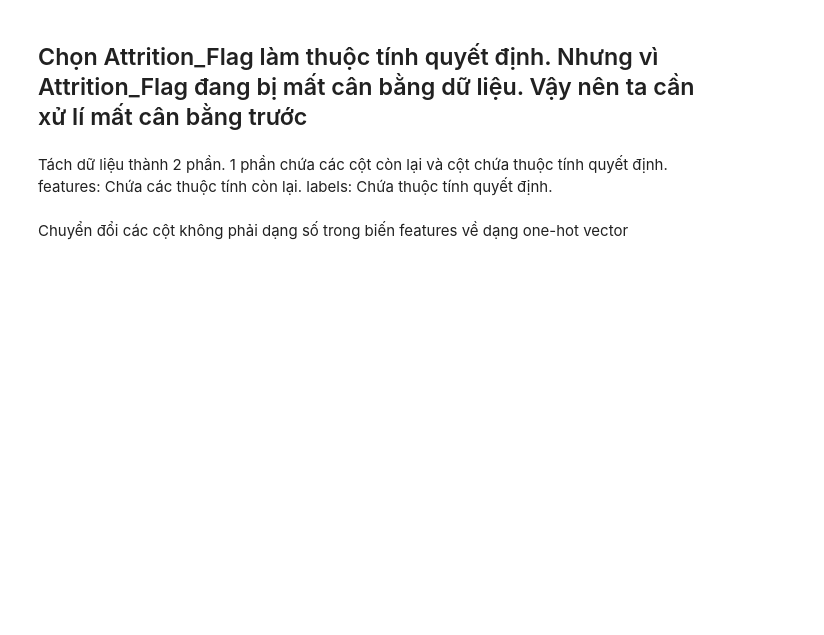
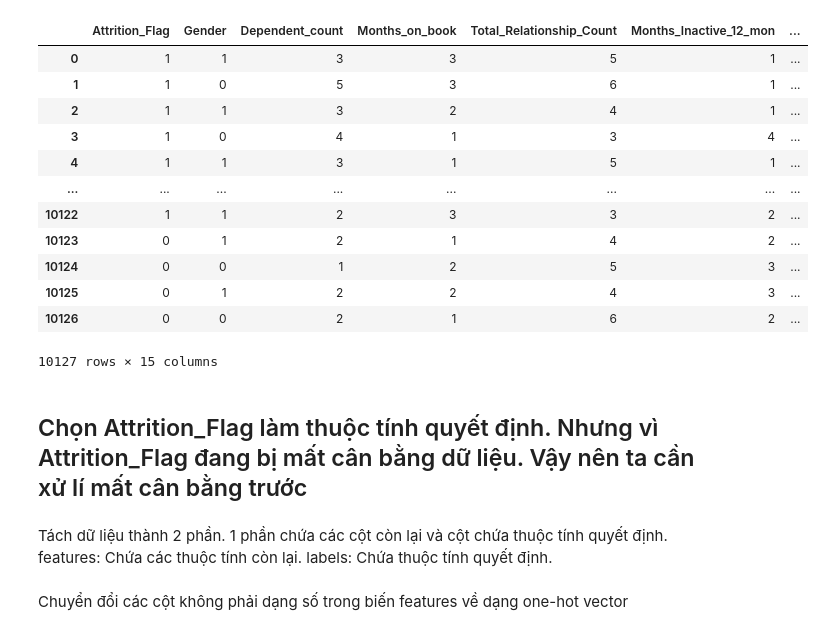
Before and after one commit to aiai142/CustomerChurn-DecisionTree-RF-XGB, a Jupyter notebook: 7-3/Oversampling/RandomSearch/XGBoost_RandomSearch.ipynb, the cells around one changed output. Drawn from its saved outputs; the diff is of its cells as text; code cells hidden in the pictures; blank space fills up the shorter version.

```diff
--- a/7-3/Oversampling/RandomSearch/XGBoost_RandomSearch.ipynb
+++ b/7-3/Oversampling/RandomSearch/XGBoost_RandomSearch.ipynb
@@ -14,6 +14,21 @@ from sklearn.metrics import roc_auc_score,auc,roc_curve
 # %%
 #Import dữ liệu đã được tiền xử lí
 df = pd.read_csv('../../../BankChurners_Preprocessing.csv')
+df
+# %% [output]
+|  | Attrition_Flag | Gender | Dependent_count | Months_on_book | Total_Relationship_Count | Months_Inactive_12_mon | ... |
+| 0 | 1 | 1 | 3 | 3 | 5 | 1 | ... |
+| 1 | 1 | 0 | 5 | 3 | 6 | 1 | ... |
+| 2 | 1 | 1 | 3 | 2 | 4 | 1 | ... |
+| 3 | 1 | 0 | 4 | 1 | 3 | 4 | ... |
+| 4 | 1 | 1 | 3 | 1 | 5 | 1 | ... |
+| ... | ... | ... | ... | ... | ... | ... | ... |
+| 10122 | 1 | 1 | 2 | 3 | 3 | 2 | ... |
+| 10123 | 0 | 1 | 2 | 1 | 4 | 2 | ... |
+| 10124 | 0 | 0 | 1 | 2 | 5 | 3 | ... |
+| 10125 | 0 | 1 | 2 | 2 | 4 | 3 | ... |
+| 10126 | 0 | 0 | 2 | 1 | 6 | 2 | ... |
+10127 rows × 15 columns
 # %% [markdown]
 ## Chọn Attrition_Flag làm thuộc tính quyết định. Nhưng vì Attrition_Flag đang bị mất cân bằng dữ liệu. Vậy nên ta cần xử lí mất cân bằng trước
 # %% [markdown]
```
Also changed, not shown: parts of 8 cells of this notebook, 21 other files.
